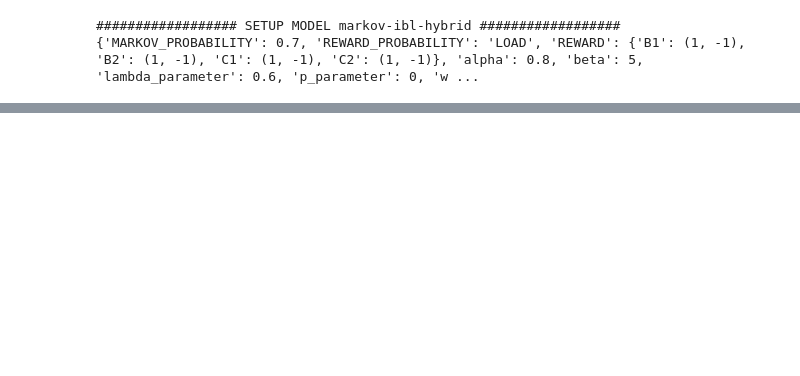
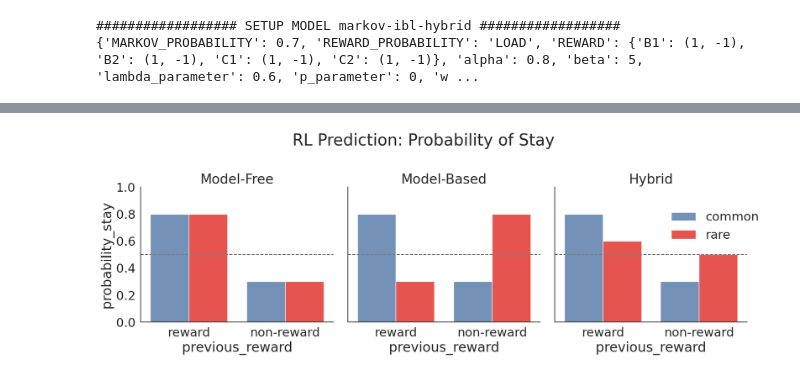
Before and after one commit to yangyuxue2333/ACTR-MarkovTask, a Jupyter notebook: analysis/test_pyactup_rt.ipynb, the cells around one changed output, grey strips where cells are left out. Cells and saved outputs as stored; diff of their text form; code cells hidden in the pictures; blank space fills up the shorter version.

```diff
--- a/analysis/test_pyactup_rt.ipynb
+++ b/analysis/test_pyactup_rt.ipynb
@@ -36,0 +91,36 @@ MarkovPlot.plot_response_time(df, model_name=model_name, dep_var_suffix="_mean",
+# %%
+# Your dataframes
+df_rl1 = pd.DataFrame({
+    'model_name':'Model-Free',
+    'previous_reward': ['reward', 'reward', 'non-reward', 'non-reward'],
+    'transition_frequency': ['common', 'rare', 'common', 'rare'],
+    'probability_stay': [0.8, 0.8, 0.3, 0.3]
+})
+df_rl2 = pd.DataFrame({
+    'model_name':'Model-Based',
+    'previous_reward': ['reward', 'reward', 'non-reward', 'non-reward'],
+    'transition_frequency': ['common', 'rare', 'common', 'rare'],
+    'probability_stay': [0.8, 0.3, 0.3, 0.8]
+})
+df_rl3 = pd.DataFrame({
+    'model_name':'Hybrid',
+    'previous_reward': ['reward', 'reward', 'non-reward', 'non-reward'],
+    'transition_frequency': ['common', 'rare', 'common', 'rare'],
+    'probability_stay': [0.8, 0.6, 0.3, 0.5]
+})
+df_rl = pd.concat([df_rl1, df_rl2, df_rl3], axis=0)
+# %%
+# g = sns.FacetGrid(df, col="w",  col_wrap=2, aspect=1.2)
+g = sns.FacetGrid(df_rl, col='model_name', ylim=(0,1), height=6, aspect=0.8)
+g.map_dataframe(sns.barplot, x='previous_reward', y='probability_stay',hue='transition_frequency', errorbar='se', palette=Plot.PALETTE, alpha=.8,
+                order=['reward', 'non-reward'], hue_order=['common', 'rare'])
+g.map(plt.axhline, y=.5, ls='--', c='gray')
+g.add_legend()
+sns.move_legend(g, "upper left", bbox_to_anchor=(0.85, .7), frameon=False)
+g.fig.subplots_adjust(top=.8)  # adjust the Figure in rp
+g.fig.suptitle('RL Prediction: Probability of Stay')
+g.set_titles(row_template = '{row_name}', col_template = '{col_name}')
+plt.tight_layout()
+plt.show()
+# %% [output]
+[figure, added]
```
Also changed, not shown: parts of 9 cells of this notebook.
